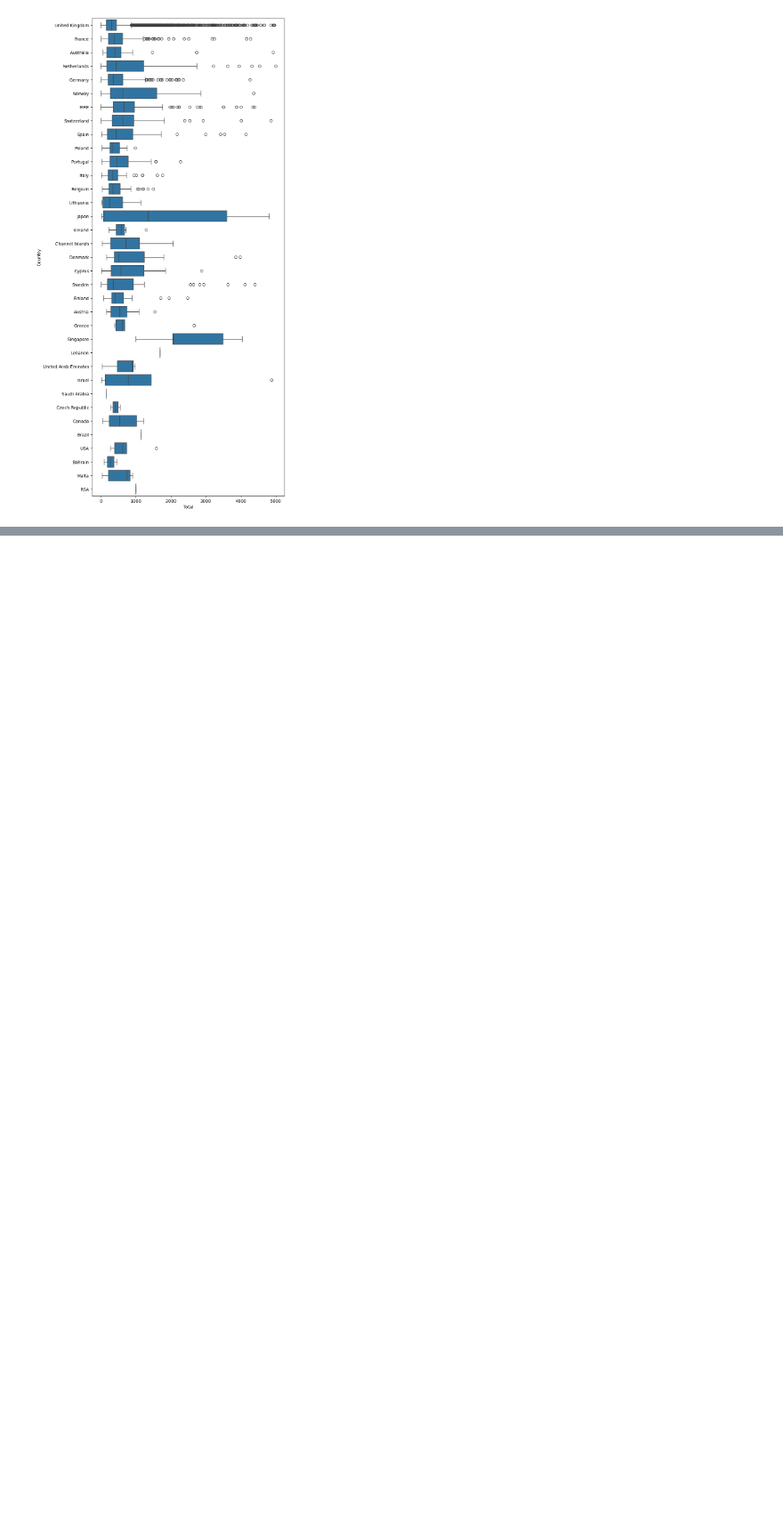
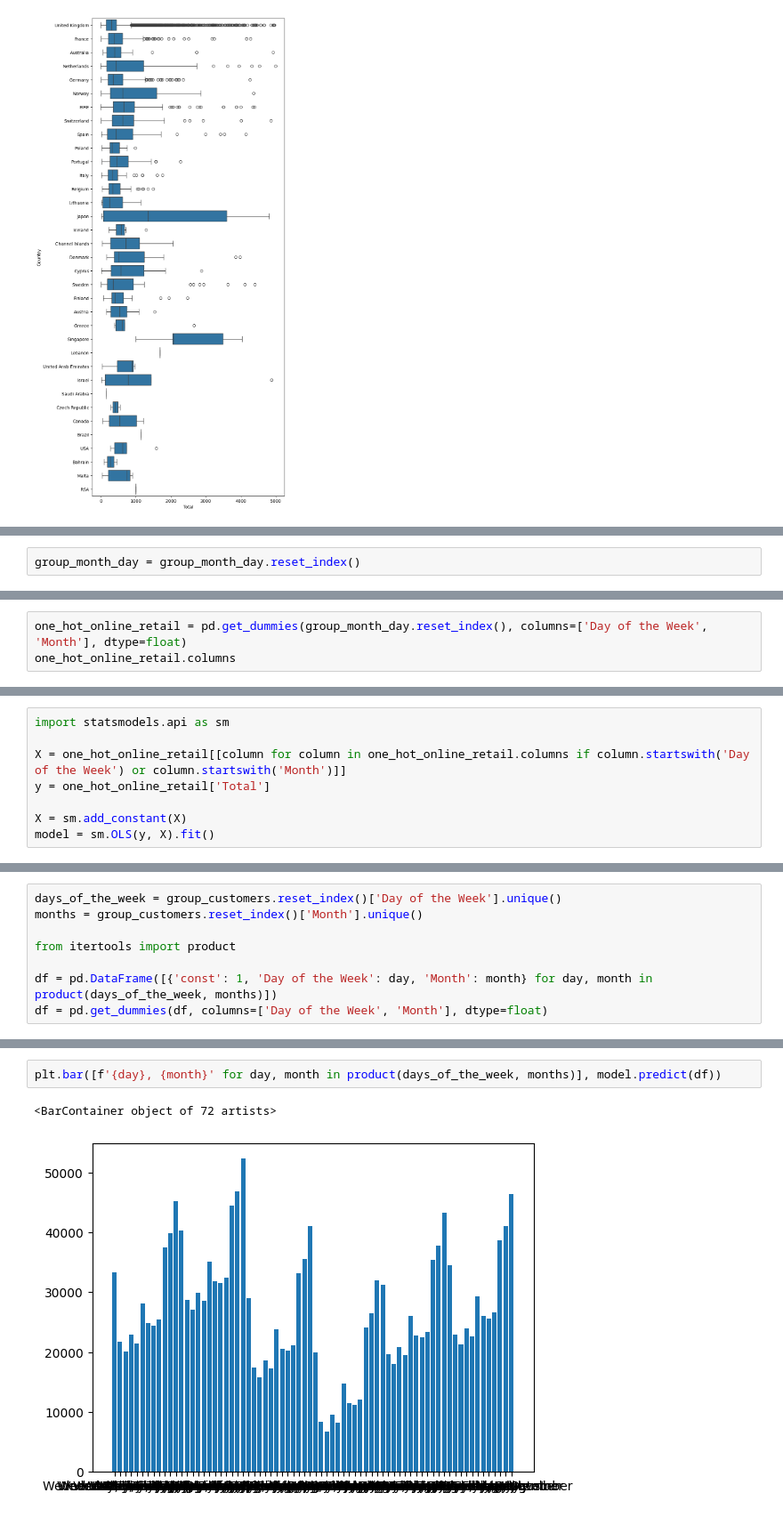
Before and after one commit to Prisze/AAI-500, a Jupyter notebook: Final Project.ipynb, the cells around one changed output, grey strips where cells are left out. Shown at 89% size. Drawn from its saved outputs; the diff is of its cells as text; blank space fills up the shorter version.

Commit message:
Created Regression Model

```diff
--- a/Final Project.ipynb
+++ b/Final Project.ipynb
@@ -175,0 +196,2 @@ sns.boxplot(x = 'Total', y = 'Country', data = filtered_df, orient = 'h')
+# %%
+group_month_day = group_month_day.reset_index()
@@ -175,0 +203,3 @@ sns.boxplot(x = 'Total', y = 'Country', data = filtered_df, orient = 'h')
+# %%
+one_hot_online_retail = pd.get_dummies(group_month_day.reset_index(), columns=['Day of the Week', 'Month'], dtype=float)
+one_hot_online_retail.columns
@@ -175,0 +236,8 @@ sns.boxplot(x = 'Total', y = 'Country', data = filtered_df, orient = 'h')
+# %%
+import statsmodels.api as sm
+
+X = one_hot_online_retail[[column for column in one_hot_online_retail.columns if column.startswith('Day of the Week') or column.startswith('Month')]]
+y = one_hot_online_retail['Total']
+
+X = sm.add_constant(X)
+model = sm.OLS(y, X).fit()
@@ -175,0 +268,8 @@ sns.boxplot(x = 'Total', y = 'Country', data = filtered_df, orient = 'h')
+# %%
+days_of_the_week = group_customers.reset_index()['Day of the Week'].unique()
+months = group_customers.reset_index()['Month'].unique()
+
+from itertools import product
+
+df = pd.DataFrame([{'const': 1, 'Day of the Week': day, 'Month': month} for day, month in product(days_of_the_week, months)])
+df = pd.get_dummies(df, columns=['Day of the Week', 'Month'], dtype=float)
@@ -175,0 +291,5 @@ sns.boxplot(x = 'Total', y = 'Country', data = filtered_df, orient = 'h')
+# %%
+plt.bar([f'{day}, {month}' for day, month in product(days_of_the_week, months)], model.predict(df))
+# %% [output]
+<BarContainer object of 72 artists>
+[figure, added]
```
Also changed, not shown: parts of 18 cells of this notebook, 1 other file.
